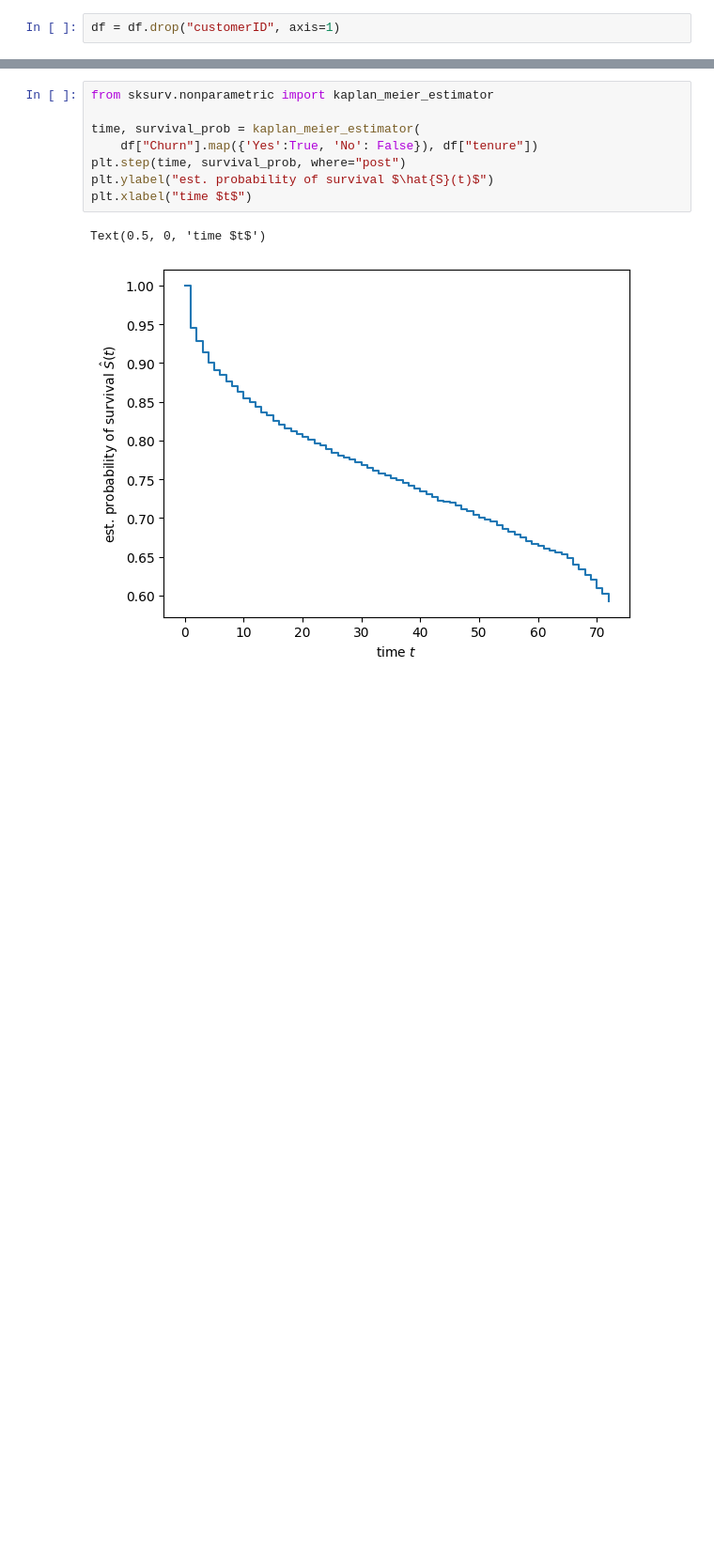
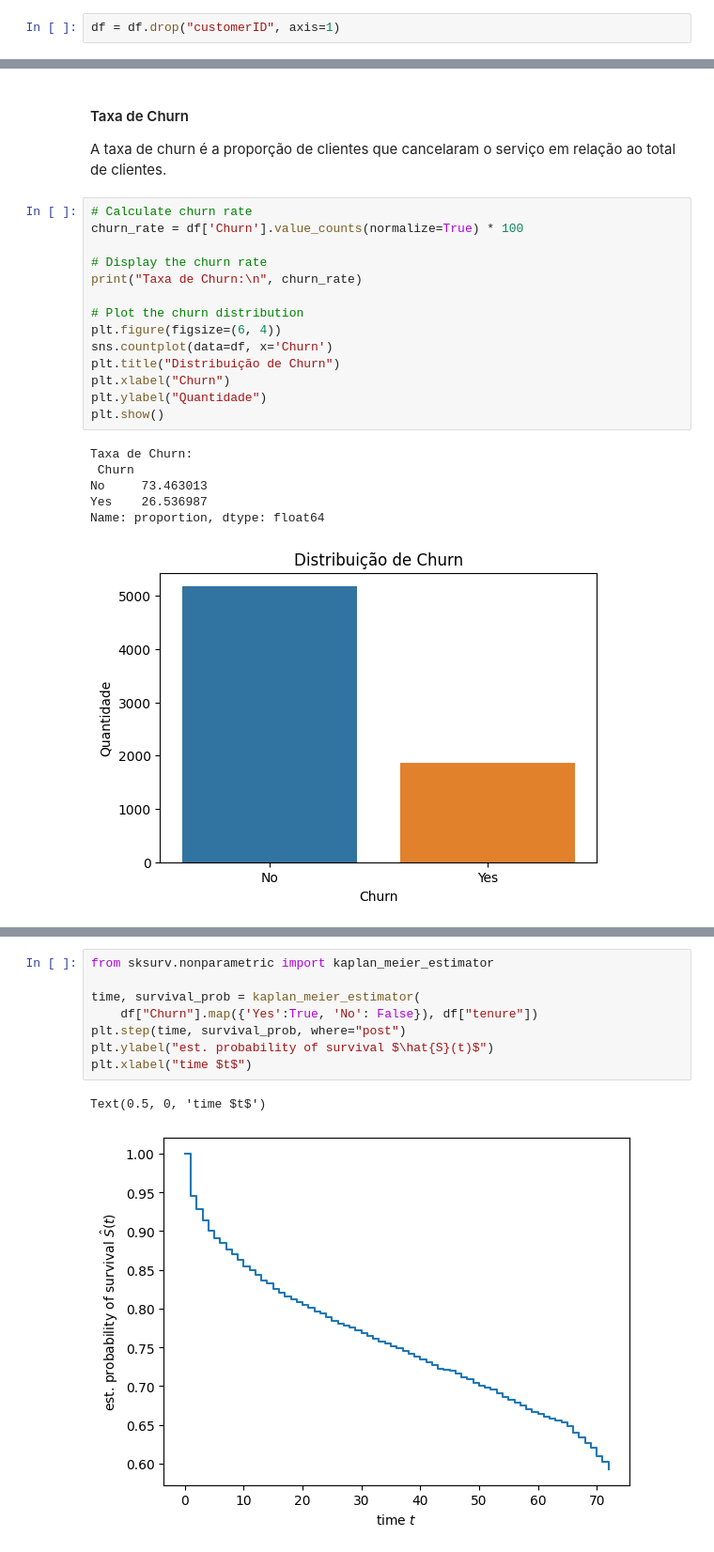
Before and after one commit to CristianoLNPinto/churn_telecom, a Jupyter notebook: notebooks/survival_analysis.ipynb, the cells around one changed output, grey strips where cells are left out. Shown at 94% size. Cells and saved outputs as stored; diff of their text form; blank space fills up the shorter version.

```diff
--- a/notebooks/survival_analysis.ipynb
+++ b/notebooks/survival_analysis.ipynb
@@ -345,0 +356,25 @@ df_tenure_less_than_20[df_tenure_less_than_20["Churn"]=="Yes"].shape[0] / df[df[
+# %% [markdown]
+#### Taxa de Churn
+
+A taxa de churn é a proporção de clientes que cancelaram o serviço em relação ao total de clientes.
+# %%
+# Calculate churn rate
+churn_rate = df['Churn'].value_counts(normalize=True) * 100
+
+# Display the churn rate
+print("Taxa de Churn:\n", churn_rate)
+
+# Plot the churn distribution
+plt.figure(figsize=(6, 4))
+sns.countplot(data=df, x='Churn')
+plt.title("Distribuição de Churn")
+plt.xlabel("Churn")
+plt.ylabel("Quantidade")
+plt.show()
+# %% [output]
+Taxa de Churn:
+ Churn
+No     73.463013
+Yes    26.536987
+Name: proportion, dtype: float64
+[figure, added]
```
Also changed, not shown: parts of 65 cells of this notebook, 2 other files.
